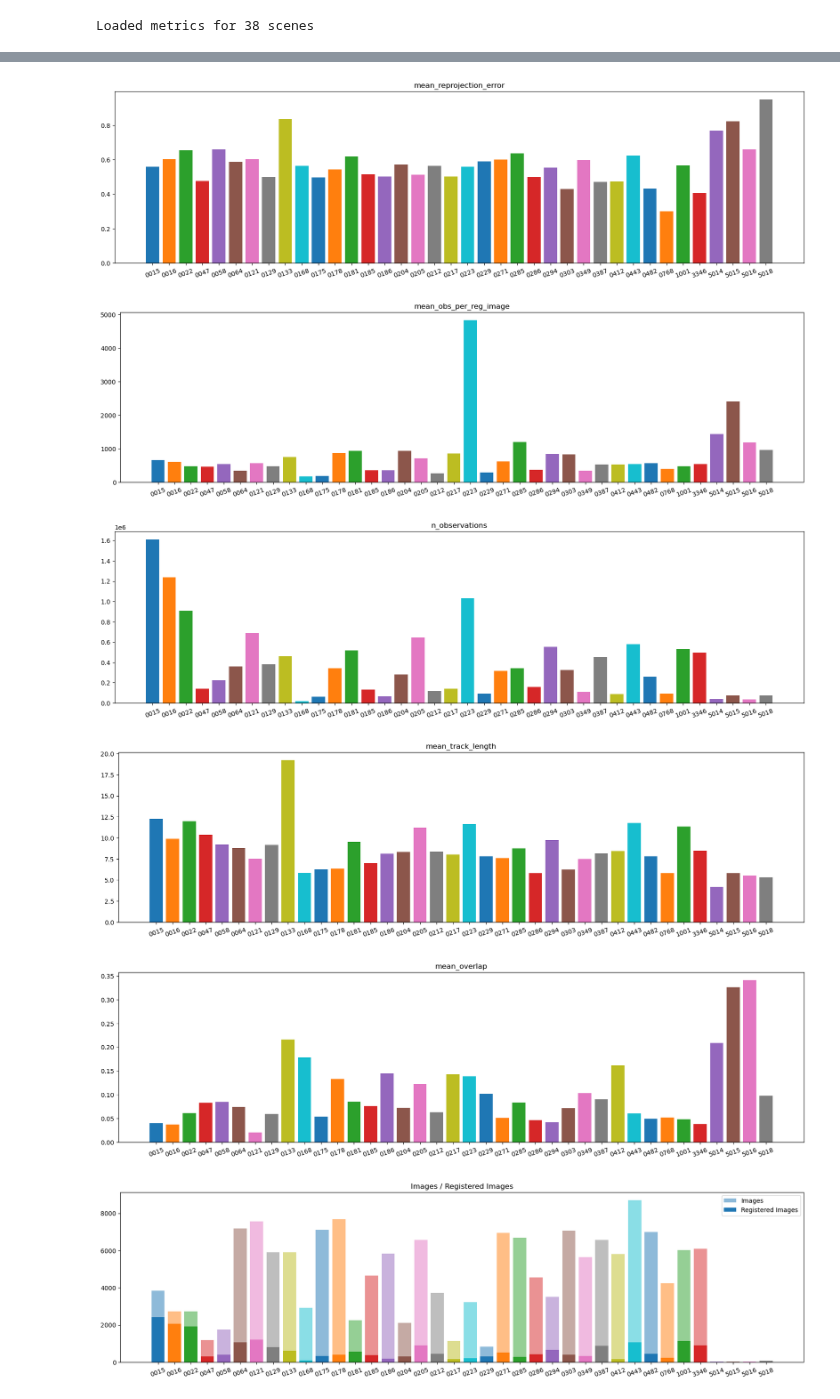
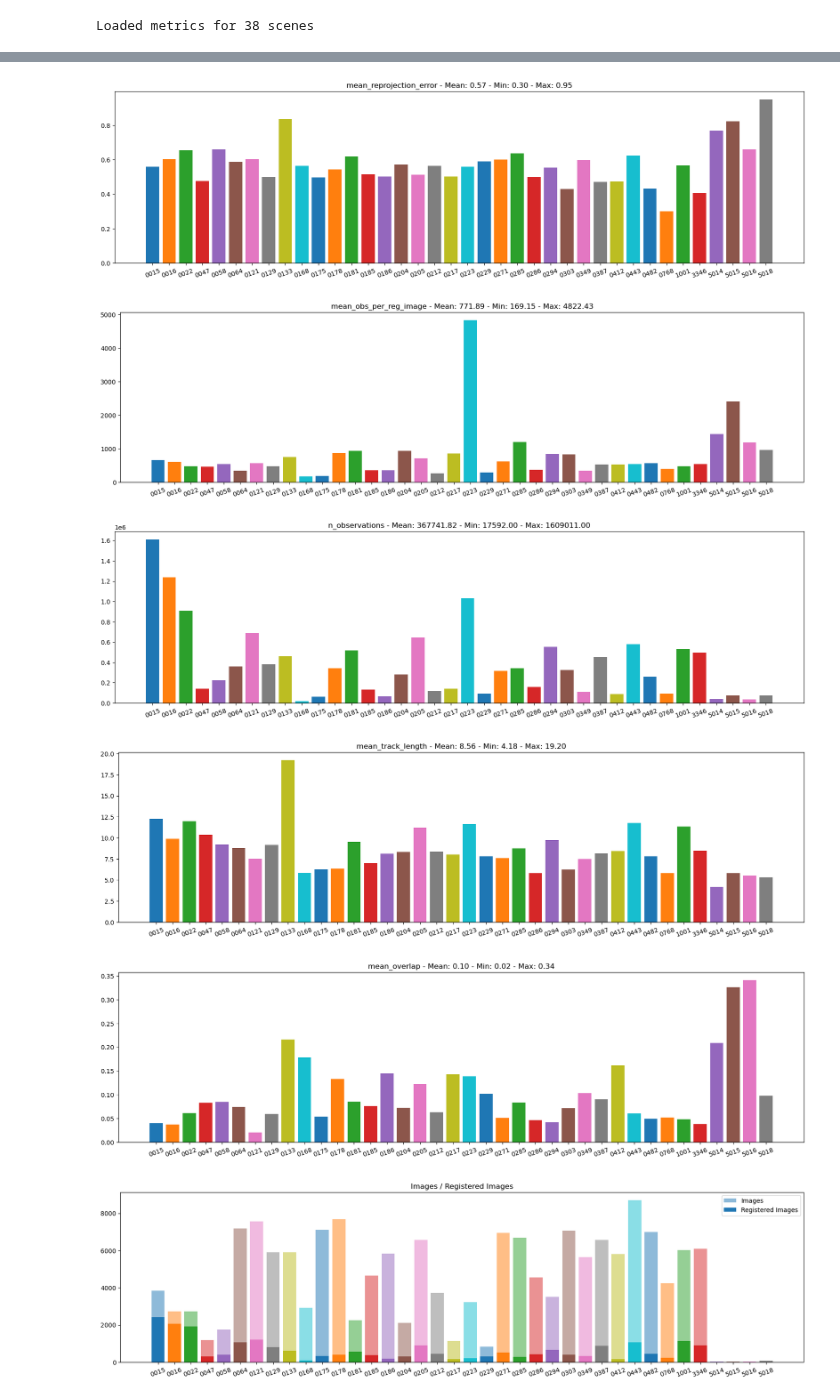
Before and after one commit to fyangch/RefinedMegaDepth, a Jupyter notebook: notebooks/baseline_overview.ipynb, the cells around one changed output, grey strips where cells are left out. Drawn from its saved outputs; the diff is of its cells as text; code cells hidden in the pictures.

Commit message:
Add point cloud and epipolar line visualizations as well as smaller fixes.

```diff
--- a/notebooks/baseline_overview.ipynb
+++ b/notebooks/baseline_overview.ipynb
@@ -21,3 +21,9 @@ metrics = [
     "mean_track_length",
     "mean_overlap",
 ]
+# %%
+for scene in scenes:
+    print(f"Scene: {scene}")
+    print(f"\tN images:            {baseline_metrics[scene][0]['n_images']}")
+    print(f"\tN registered images: {baseline_metrics[scene][0]['n_reg_images']}")
+    print(f"\t% registered images: {baseline_metrics[scene][0]['perc_reg_images']}")
@@ -28,7 +52,7 @@ for metric in metrics:
     data = [baseline_metrics[scene][0][metric] for scene in scenes]
 
     plt.figure(figsize=(20, 5))
-    plt.title(metric)
+    plt.title(f"{metric} - Mean: {sum(data) / len(data):.2f} - Min: {min(data):.2f} - Max: {max(data):.2f}")
     plt.bar(scenes, data, color=colors)
     plt.xticks(rotation=20)
     plt.savefig(f"../plots/baseline_overview/{metric}.png")
@@ -40,8 +64,8 @@ for metric in metrics:
-[figure, old version]
+[figure, new version]
-[figure, old version]
+[figure, new version]
-[figure, old version]
+[figure, new version]
-[figure, old version]
+[figure, new version]
-[figure, old version]
+[figure, new version]
 # %%
 n_images = [baseline_metrics[scene][0]["n_images"] for scene in scenes]
 n_reg_images = [baseline_metrics[scene][0]["n_reg_images"] for scene in scenes]
```
Also changed, not shown: parts of 7 cells of this notebook, 8 other files.
